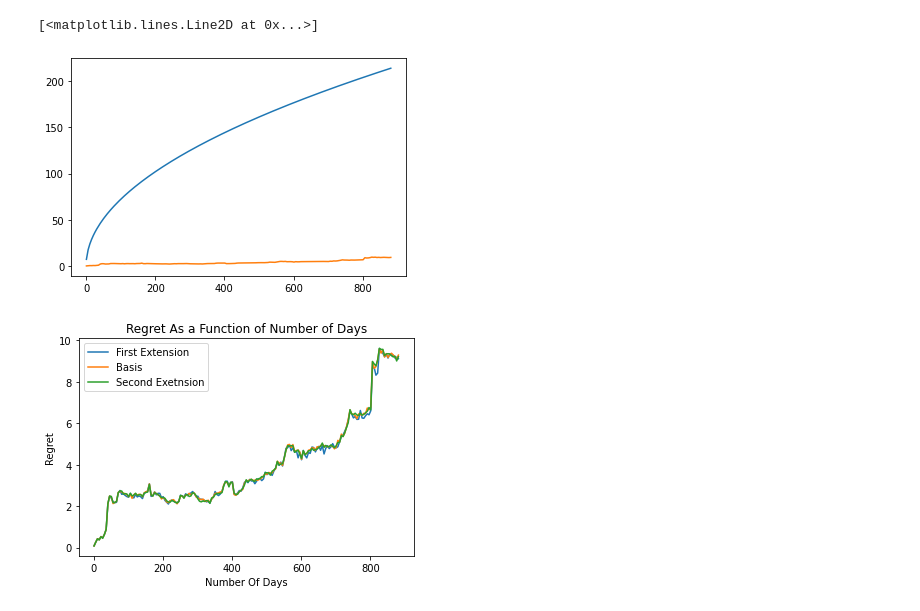
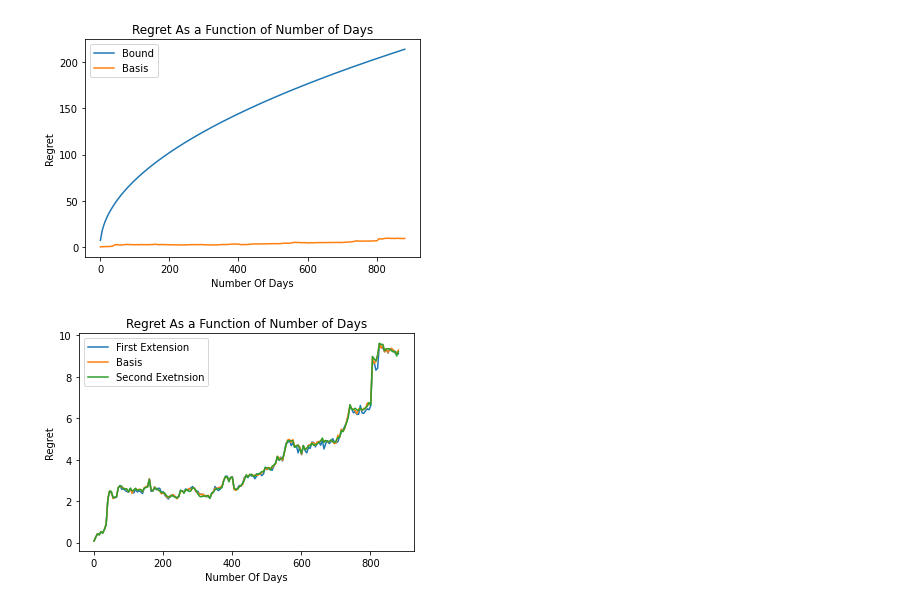
Before and after one commit to elaysason/Crypto-Exp3, a Jupyter notebook: lemida.ipynb, the cells around one changed output. Saved outputs shown, nothing was run; the diff lists cells and outputs as text; code cells hidden in the pictures.

```diff
--- a/lemida.ipynb
+++ b/lemida.ipynb
@@ -152,14 +152,10 @@ def get_best_coin_sum(date, days):
 days = range(1, 885, 5)
 rewards_extended = [exp3_extension1('2019-02-1', i) for i in days]
 rewards_basis = [exp3_base('2019-02-1', i) for i in days]
-##best_coin_rewards = [get_best_coin_sum("2013-04-29", i) for i in days]
-##best_coin = best_coin_rewards[-1][0]
-##best_rewards = [r[1] for r in best_coin_rewards]
-result = open('results_new.txt','r')
-best_rewards = []
-for i,line in enumerate(result):
-    if i == 1:
-        array = line.replace('[','').replace(']','').split(',')
-        best_rewards = [float(x) for x in array]
+rewards_extended2 = [exp3_extension2('2019-02-1', i,0.3) for i in days]
+best_coin_rewards = [get_best_coin_sum("2019-02-1", i) for i in days]
+best_rewards = [r[1] for r in best_coin_rewards]
+
 regrets_extended = [best_rewards[i] - rewards_extended[i] for i in range(len(days))]
 regrets_basis = [best_rewards[i] - rewards_basis[i] for i in range(len(days))]
+regrets_extended2 = [best_rewards[i] - rewards_extended2[i] for i in range(len(days))]
@@ -168,9 +162,13 @@ rewards_extended2 = [exp3_extension2('2019-02-1', i,0.3) for i in days]
 # %%
 plt.plot(days,[np.sqrt(np.log(K) * (day* K)) for day in days],label='Bound')
 plt.plot(days, regrets_extended, label='Basis')
+plt.ylabel('Regret')
+plt.xlabel('Number Of Days')
+plt.title('Regret As a Function of Number of Days')
+plt.legend()
+plt.show()
 # %% [output]
-[<matplotlib.lines.Line2D at 0x...>]
-[figure, old version]
+[figure, new version]
 # %%
 plt.title('Regret As a Function of Number of Days')
 plt.plot(days, regrets_basis, label='First Extension')
```
Also changed, not shown: parts of 2 cells of this notebook.
